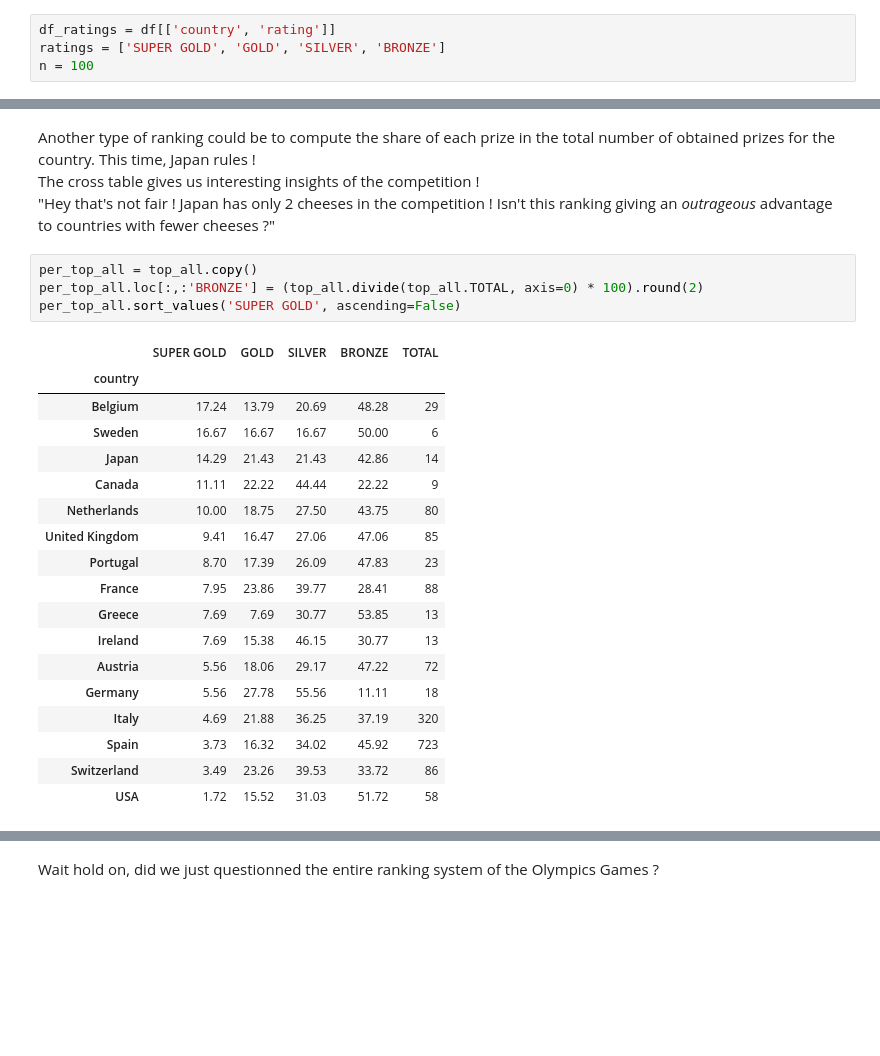
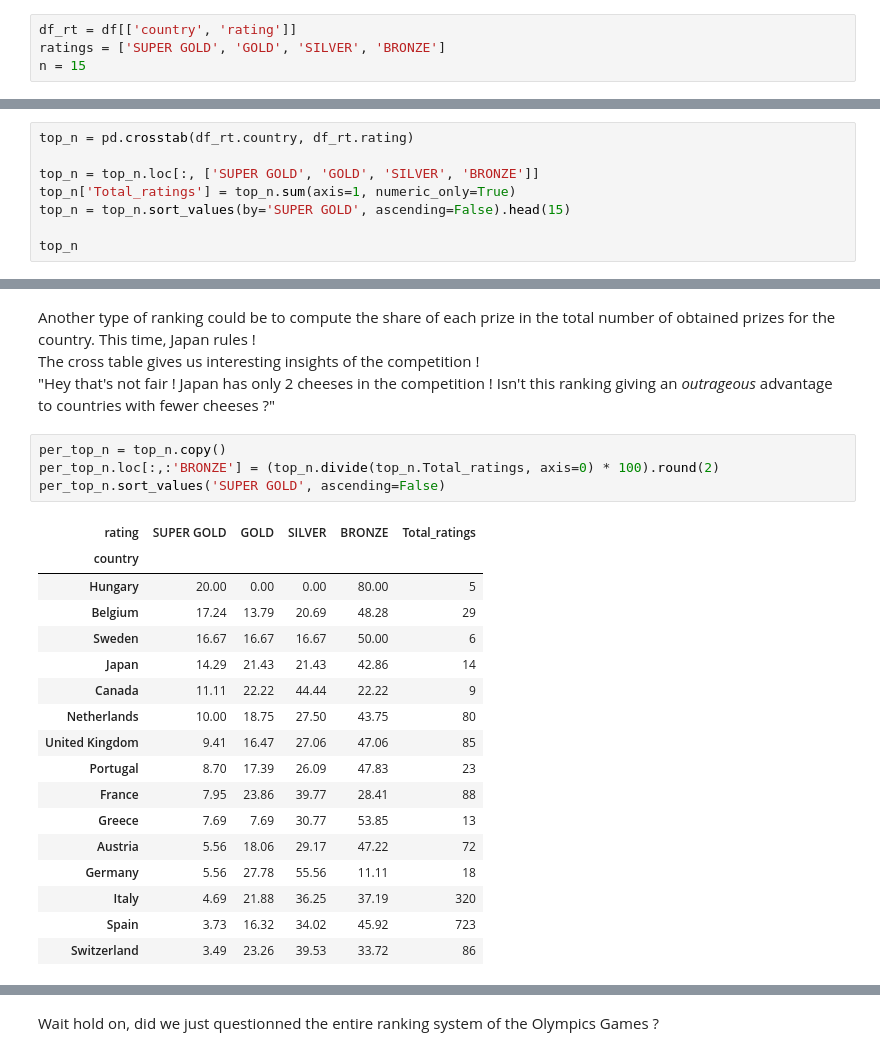
Before and after one commit to NanoClem/world-cheese-awards-analysis, a Jupyter notebook: world_cheese_awards_2021_EDA.ipynb, the cells around one changed output, grey strips where cells are left out. Cells and saved outputs as stored; diff of their text form; blank space fills up the shorter version.

Commit message:
[fix] almost re-invented the crosstab *stupid*

```diff
--- a/world_cheese_awards_2021_EDA.ipynb
+++ b/world_cheese_awards_2021_EDA.ipynb
@@ -185,6 +185,6 @@ plt.show()
 # %% [markdown]
 ## Who got the most appreciated cheeses ? Top 15 countries per rating
 # %%
-df_ratings = df[['country', 'rating']]
+df_rt = df[['country', 'rating']]
 ratings = ['SUPER GOLD', 'GOLD', 'SILVER', 'BRONZE']
-n = 100
+n = 15
@@ -244,0 +195,8 @@ top_all.sort_values(by='SUPER GOLD', ascending=False)
+# %%
+top_n = pd.crosstab(df_rt.country, df_rt.rating)
+
+top_n = top_n.loc[:, ['SUPER GOLD', 'GOLD', 'SILVER', 'BRONZE']]
+top_n['Total_ratings'] = top_n.sum(axis=1, numeric_only=True)
+top_n = top_n.sort_values(by='SUPER GOLD', ascending=False).head(15)
+
+top_n
@@ -247,12 +223,13 @@ Another type of ranking could be to compute the share of each prize in the total
 The cross table gives us interesting insights of the competition !
 "Hey that's not fair ! Japan has only 2 cheeses in the competition ! Isn't this ranking giving an *outrageous* advantage to countries with fewer cheeses ?"
 # %%
-per_top_all = top_all.copy()
-per_top_all.loc[:,:'BRONZE'] = (top_all.divide(top_all.TOTAL, axis=0) * 100).round(2)
-per_top_all.sort_values('SUPER GOLD', ascending=False)
+per_top_n = top_n.copy()
+per_top_n.loc[:,:'BRONZE'] = (top_n.divide(top_n.Total_ratings, axis=0) * 100).round(2)
+per_top_n.sort_values('SUPER GOLD', ascending=False)
 # %% [output]
-|  | SUPER GOLD | GOLD | SILVER | BRONZE | TOTAL |
+| rating | SUPER GOLD | GOLD | SILVER | BRONZE | Total_ratings |
 | country |  |  |  |  |  |
+| Hungary | 20.00 | 0.00 | 0.00 | 80.00 | 5 |
 | Belgium | 17.24 | 13.79 | 20.69 | 48.28 | 29 |
 | Sweden | 16.67 | 16.67 | 16.67 | 50.00 | 6 |
 | Japan | 14.29 | 21.43 | 21.43 | 42.86 | 14 |
@@ -262,13 +239,11 @@ per_top_all.sort_values('SUPER GOLD', ascending=False)
 | Portugal | 8.70 | 17.39 | 26.09 | 47.83 | 23 |
 | France | 7.95 | 23.86 | 39.77 | 28.41 | 88 |
 | Greece | 7.69 | 7.69 | 30.77 | 53.85 | 13 |
-| Ireland | 7.69 | 15.38 | 46.15 | 30.77 | 13 |
 | Austria | 5.56 | 18.06 | 29.17 | 47.22 | 72 |
 | Germany | 5.56 | 27.78 | 55.56 | 11.11 | 18 |
 | Italy | 4.69 | 21.88 | 36.25 | 37.19 | 320 |
 | Spain | 3.73 | 16.32 | 34.02 | 45.92 | 723 |
 | Switzerland | 3.49 | 23.26 | 39.53 | 33.72 | 86 |
-| USA | 1.72 | 15.52 | 31.03 | 51.72 | 58 |
 # %% [markdown]
 *sight* We would argue that Ireland or Germany are not doing so great despite having less cheese.
 But I agree on one point : just like the Olympics Games, we only based our ranking on the total number of obtained "SUPER GOLD".
```
Also changed, not shown: parts of 5 cells of this notebook.
